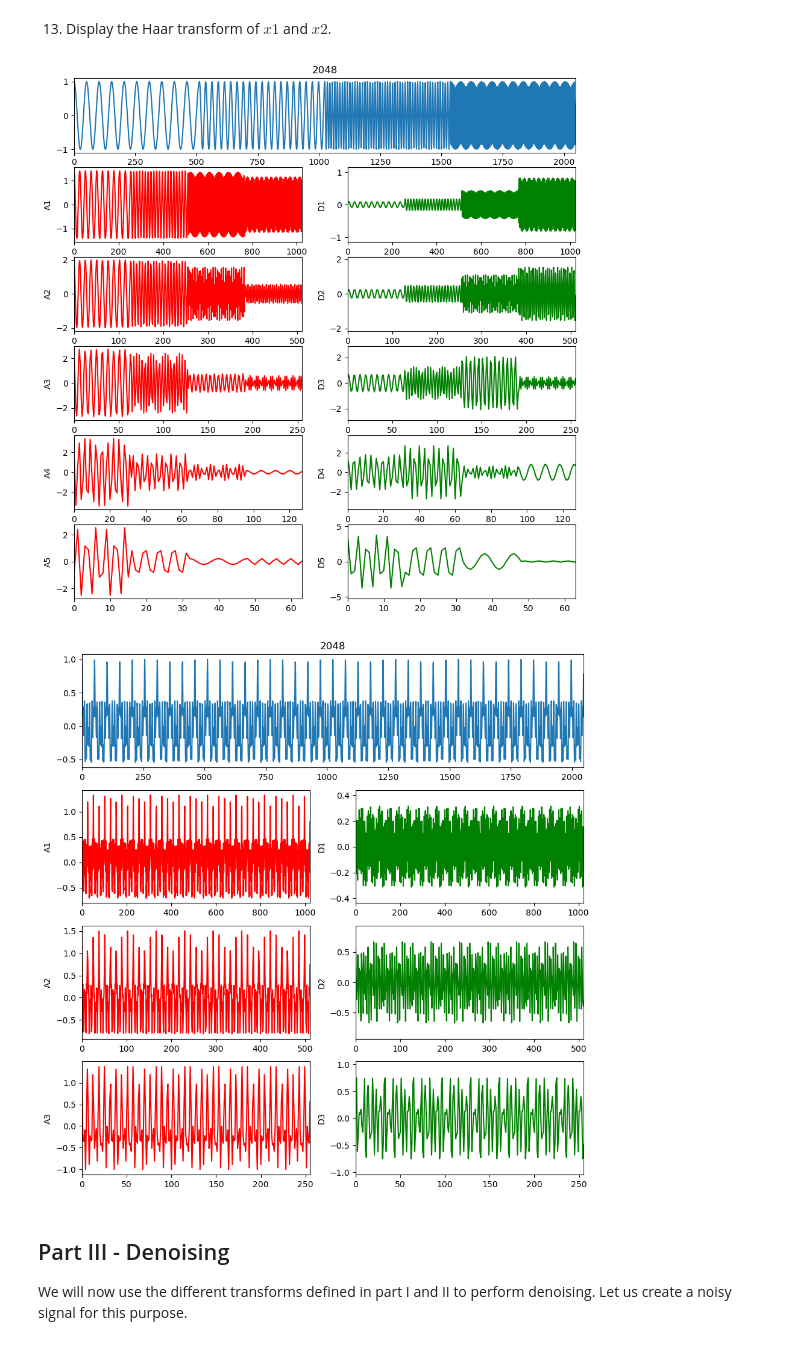
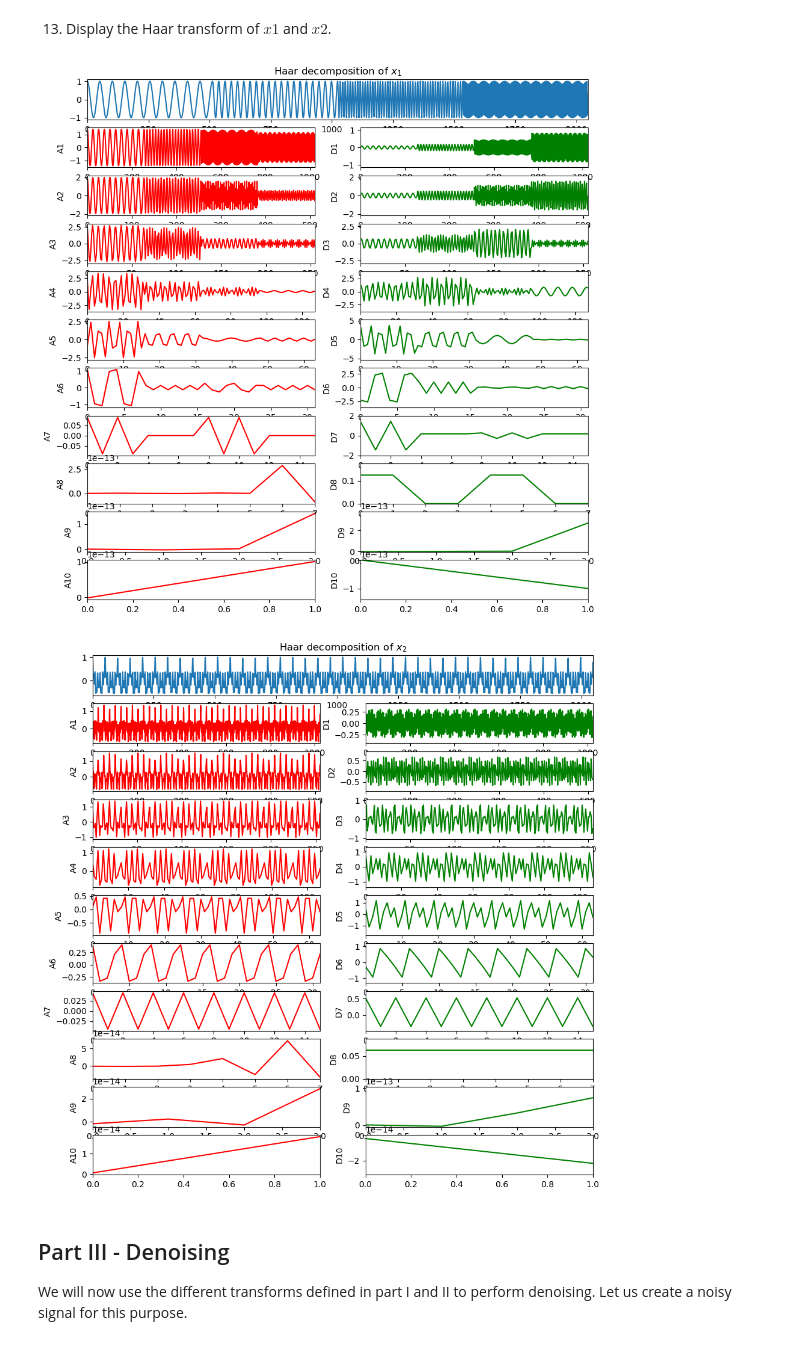
Before and after one commit to mike6942069420/matrix-analysis-2024, a Jupyter notebook: exercises/week2/Linear transforms.ipynb, the cells around one changed output. Drawn from its saved outputs; the diff is of its cells as text; code cells hidden in the pictures.

```diff
--- a/exercises/week2/Linear transforms.ipynb
+++ b/exercises/week2/Linear transforms.ipynb
@@ -453,14 +578,14 @@ The function takes 2 arguments:
 from display_helper import plot_haar_coeffs
 # %%
 # display the decomposition of x1
-plot_haar_coeffs(x1, 8*Fs)
+plot_haar_coeffs(x1,"Haar decomposition of $x_1$" ,10)
 # %% [output]
-[figure, old version]
+[figure, new version]
 # %%
 # display the decomposition of x2
-plot_haar_coeffs(x2, 8*Fs, 3)
+plot_haar_coeffs(x2,"Haar decomposition of $x_2$" ,10)
 # %% [output]
-[figure, old version]
+[figure, new version]
 # %% [markdown]
 <!-- END QUESTION -->
 
```
Also changed, not shown: parts of 17 cells of this notebook.
